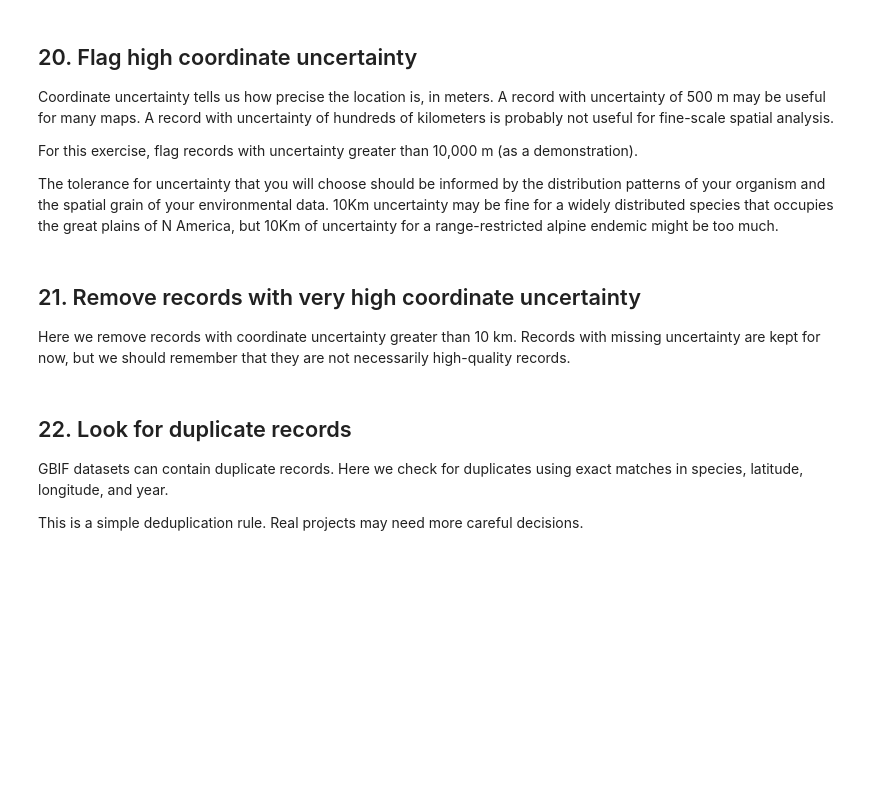
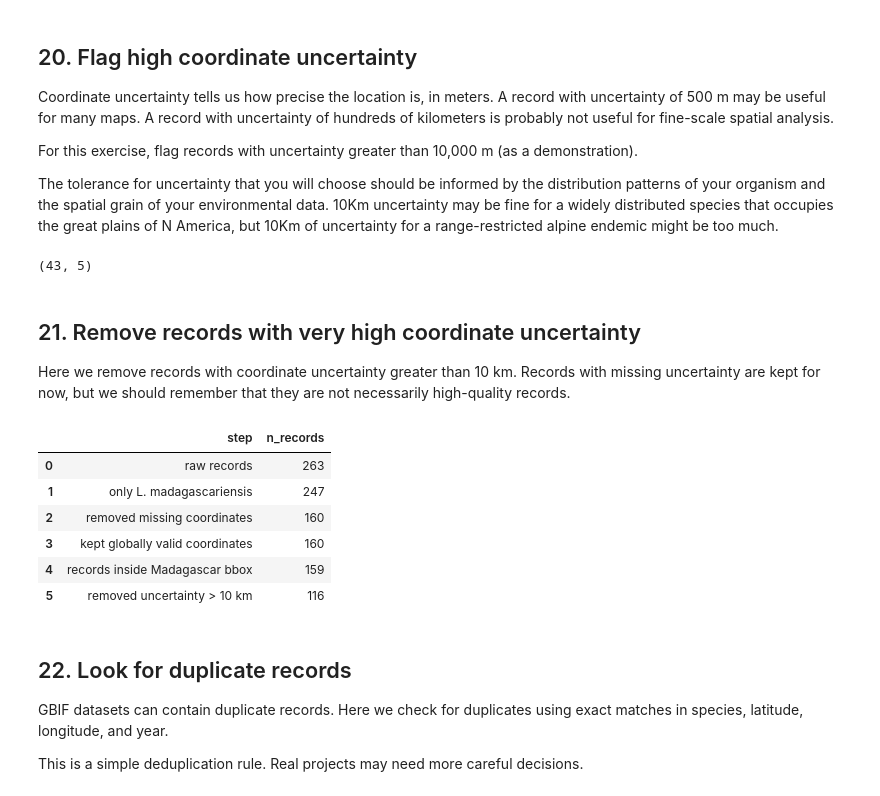
Before and after one commit to meganklutts/BIO597-SpatialBiodiversity, a Jupyter notebook: docs/labs/Lab03-DataCleaning.ipynb, the cells around one changed output. Saved outputs shown, nothing was run; the diff lists cells and outputs as text; code cells hidden in the pictures; blank space fills up the shorter version.

```diff
--- a/docs/labs/Lab03-DataCleaning.ipynb
+++ b/docs/labs/Lab03-DataCleaning.ipynb
@@ -273,7 +413,9 @@ high_uncertainty = langaha_clean["coordinateUncertaintyInMeters"] > 10000
 
 langaha_clean[high_uncertainty][
     ["gbifID", "species", "decimalLatitude", "decimalLongitude", "coordinateUncertaintyInMeters"]
-].head()
+].shape
+# %% [output]
+(43, 5)
 # %% [markdown]
 ## 21. Remove records with very high coordinate uncertainty
 
@@ -281,11 +423,19 @@ Here we remove records with coordinate uncertainty greater than 10 km. Records w
 # %%
 langaha_clean = langaha_clean[
     langaha_clean["coordinateUncertaintyInMeters"].isna()
     | (langaha_clean["coordinateUncertaintyInMeters"] <= 10000)
 ]
 
 cleaning_log.append({"step": "removed uncertainty > 10 km", "n_records": len(langaha_clean)})
-pd.DataFrame(cleaning_log)
+pd.DataFrame(cleaning_log).drop_duplicates()
+# %% [output]
+|  | step | n_records |
+| 0 | raw records | 263 |
+| 1 | only L. madagascariensis | 247 |
+| 2 | removed missing coordinates | 160 |
+| 3 | kept globally valid coordinates | 160 |
+| 4 | records inside Madagascar bbox | 159 |
+| 5 | removed uncertainty > 10 km | 116 |
 # %% [markdown]
 ## 22. Look for duplicate records
 
```
Also changed, not shown: parts of 28 cells of this notebook.
